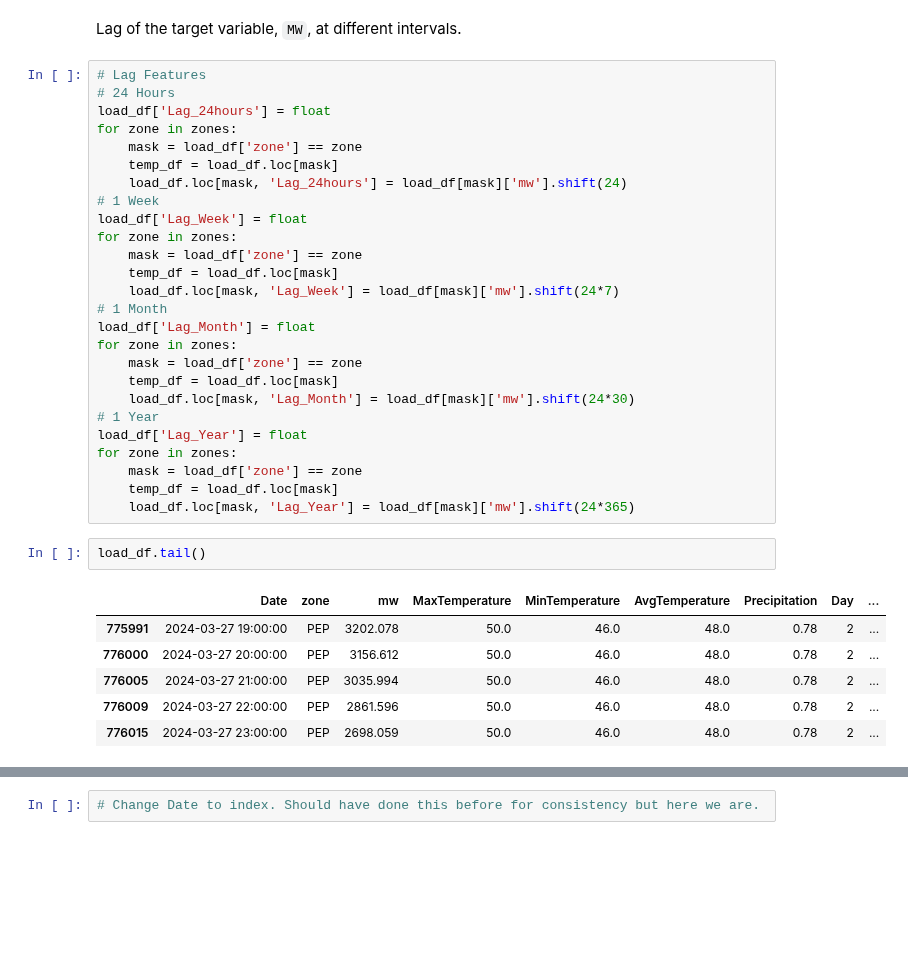
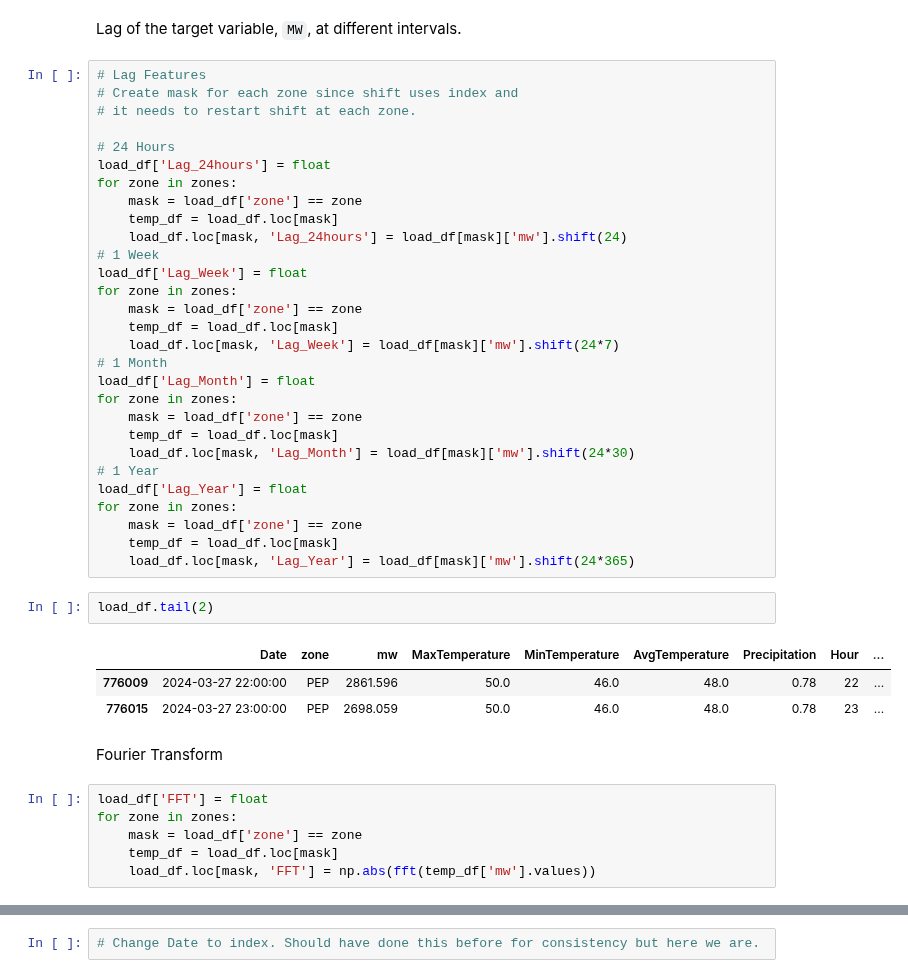
Before and after one commit to chill0121/Energy_Grid_Forecasting, a Jupyter notebook: Energy_Forecasting.ipynb, the cells around one changed output, grey strips where cells are left out. Cells and saved outputs as stored; diff of their text form; blank space fills up the shorter version.

Commit message:
Added fourier transform feature.

```diff
--- a/Energy_Forecasting.ipynb
+++ b/Energy_Forecasting.ipynb
@@ -758,6 +759,9 @@ Lag, Rolling Statistic (Mean?), Fourier Tranform to find seasonal component wave
 Lag of the target variable, `MW`, at different intervals.
 # %%
 # Lag Features
+# Create mask for each zone since shift uses index and
+# it needs to restart shift at each zone.
+
 # 24 Hours
 load_df['Lag_24hours'] = float
 for zone in zones:
@@ -783,11 +787,16 @@ for zone in zones:
     temp_df = load_df.loc[mask]
     load_df.loc[mask, 'Lag_Year'] = load_df[mask]['mw'].shift(24*365)
 # %%
-load_df.tail()
+load_df.tail(2)
 # %% [output]
-|  | Date | zone | mw | MaxTemperature | MinTemperature | AvgTemperature | Precipitation | Day | ... |
-| 775991 | 2024-03-27 19:00:00 | PEP | 3202.078 | 50.0 | 46.0 | 48.0 | 0.78 | 2 | ... |
-| 776000 | 2024-03-27 20:00:00 | PEP | 3156.612 | 50.0 | 46.0 | 48.0 | 0.78 | 2 | ... |
-| 776005 | 2024-03-27 21:00:00 | PEP | 3035.994 | 50.0 | 46.0 | 48.0 | 0.78 | 2 | ... |
-| 776009 | 2024-03-27 22:00:00 | PEP | 2861.596 | 50.0 | 46.0 | 48.0 | 0.78 | 2 | ... |
-| 776015 | 2024-03-27 23:00:00 | PEP | 2698.059 | 50.0 | 46.0 | 48.0 | 0.78 | 2 | ... |
+|  | Date | zone | mw | MaxTemperature | MinTemperature | AvgTemperature | Precipitation | Hour | ... |
+| 776009 | 2024-03-27 22:00:00 | PEP | 2861.596 | 50.0 | 46.0 | 48.0 | 0.78 | 22 | ... |
+| 776015 | 2024-03-27 23:00:00 | PEP | 2698.059 | 50.0 | 46.0 | 48.0 | 0.78 | 23 | ... |
+# %% [markdown]
+Fourier Transform
+# %%
+load_df['FFT'] = float
+for zone in zones:
+    mask = load_df['zone'] == zone
+    temp_df = load_df.loc[mask]
+    load_df.loc[mask, 'FFT'] = np.abs(fft(temp_df['mw'].values))
```
Also changed, not shown: parts of 6 cells of this notebook.
